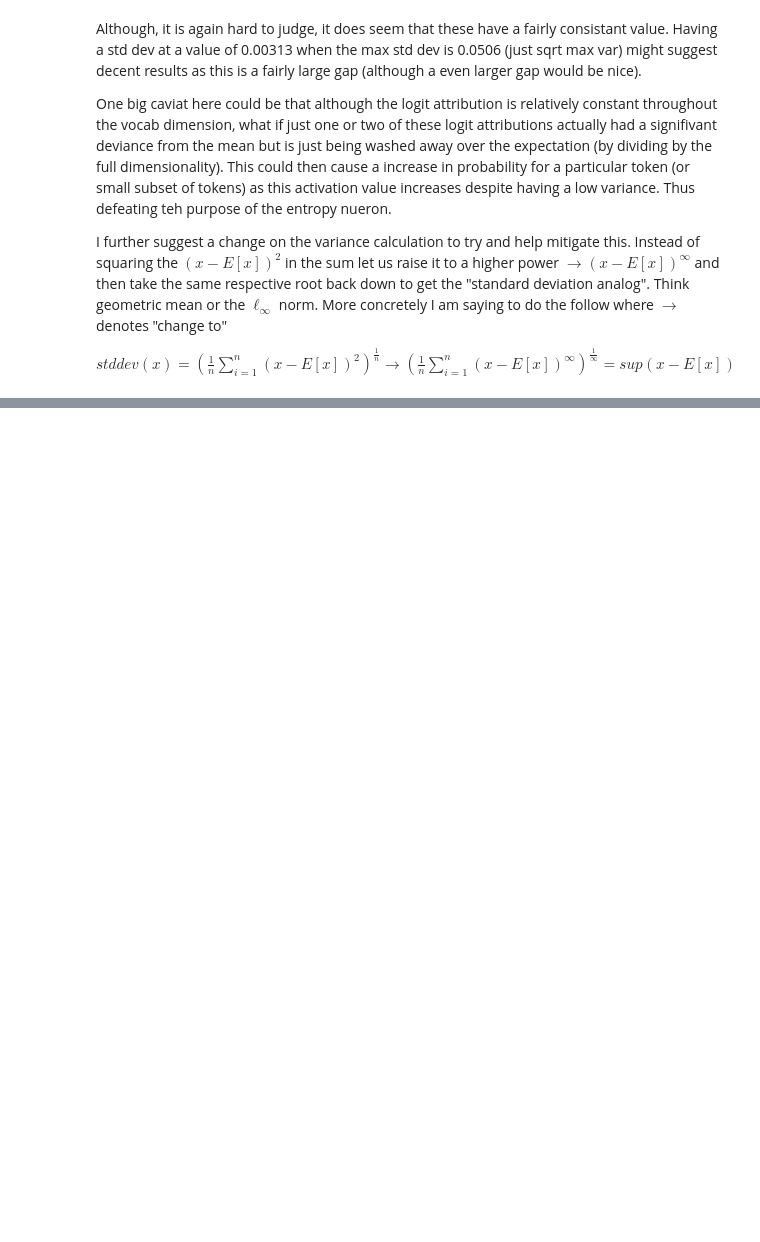
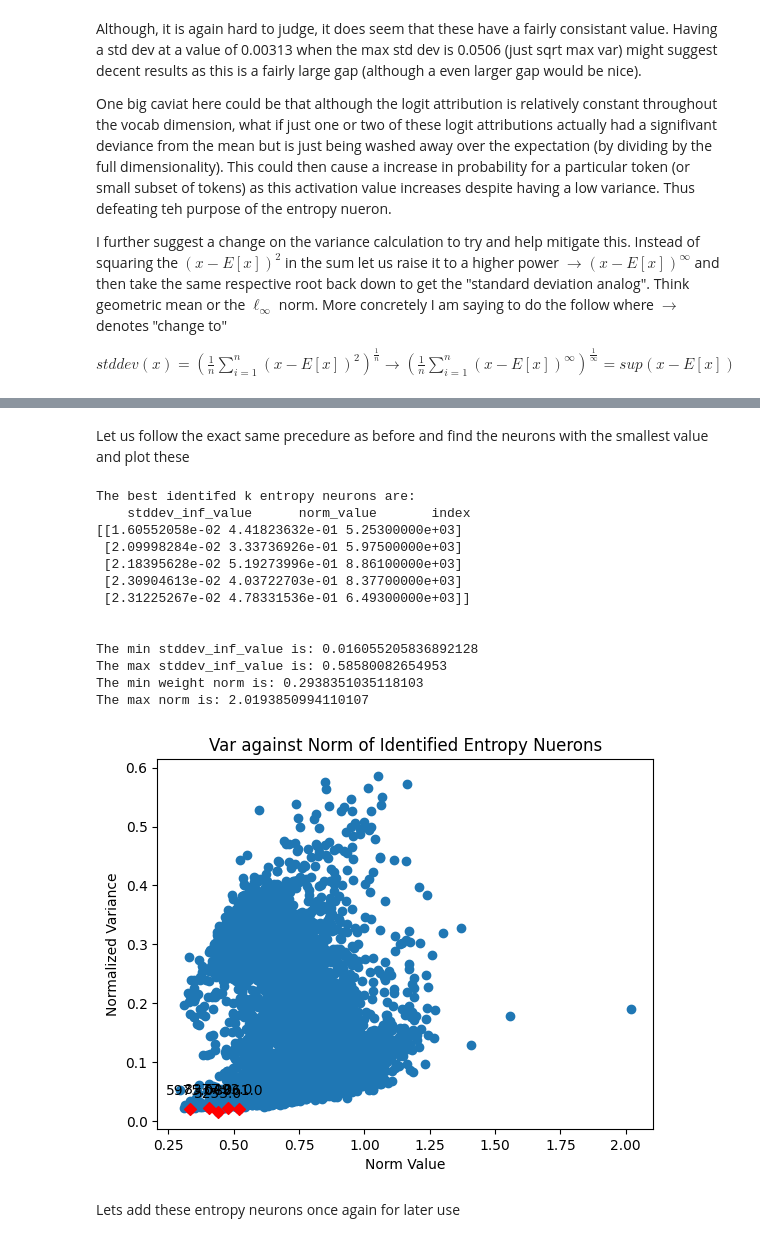
Before and after one commit to TroyDanielsProjects/Uncertainty-Aware-Error-Detection-and-Recovery, a Jupyter notebook: entropy_neurons.ipynb, the cells around one changed output, grey strips where cells are left out. Cells and saved outputs as stored; diff of their text form; code cells hidden in the pictures; blank space fills up the shorter version.

Commit message:
Started to try and test entropy neurons

```diff
--- a/entropy_neurons.ipynb
+++ b/entropy_neurons.ipynb
@@ -293,6 +311,7 @@ class Helper():
     layer_index = 31 # Last transformer layer
     wout_matrix_key = f"model.layers.{layer_index}.mlp.down_proj.weight" # key for getting W_out matrix
     unembedding_matrix_key = f"lm_head.weight" # key for getting unembedding matrix
+    run_svd = False
 
     def get_state_dict_matrix(self, state_dict, key):
         # Obtain the w_out matrix (last weight matrix before layer norm in last transformer block)
@@ -316,6 +335,13 @@ class Helper():
                 torch_dtype=torch.bfloat16,  # use bfloat16 for memory
                 device_map="cpu",
             )
+        # Retreive the state dictionary needed to get weight matrices
+        state_dict = model.state_dict()
+        W_out = self.get_state_dict_matrix(state_dict, self.wout_matrix_key)
+        U = self.get_state_dict_matrix(state_dict, self.unembedding_matrix_key)
+        return U, W_out
+
+    def get_unembed_and_wout_matrices_from_model(self, model):
         # Retreive the state dictionary needed to get weight matrices
         state_dict = model.state_dict()
         W_out = self.get_state_dict_matrix(state_dict, self.wout_matrix_key)
@@ -362,6 +388,11 @@ class Helper():
             entropy_neurons.append( [var[index], norm[index], index] )
         return np.array(entropy_neurons)
 
+     # This function will find the entropy neurons (lowest variance)
+    def identify_entropy_nuerons_by_var_only(self, var, k=5):
+        mink = torch.topk(var, k, largest=False)
+        return mink.indices
+
     # This function will find the sum over all the logit attribution to see if entropy neruon is in null space of U
     def find_logit_attribution_sums(self, U, W_out, entropy_neurons):
         # array that will keep track of entropy neruon index and logit attribution sum
@@ -384,6 +415,11 @@ class Helper():
         sums = torch.sum(torch.abs(logit_attribution), dim=0)
         return torch.mean(sums)
 
+    # Compute the novel l_infinity standard deviation
+    def l_infinity_standard_deviation(self, L):
+        expectation = torch.mean(L, dim=0)
+        return torch.max((L - expectation), dim=0).values
+
 # Helper class will get this for us
 helper = Helper()
 # %% [markdown]
@@ -654,3 +709,19 @@ One big caviat here could be that although the logit attribution is relatively c
 I further suggest a change on the variance calculation to try and help mitigate this. Instead of squaring the $ (x - E[x])^2 $ in the sum let us raise it to a higher power $\to (x - E[x])^{\infty}$ and then take the same respective root back down to get the "standard deviation analog". Think geometric mean or the $\ell_{\infty}$ norm. More concretely I am saying to do the follow where $\to$ denotes "change to"
 
 $ stddev(x) =  \left( \frac{1}{n} \sum_{i = 1}^n (x - E[x])^2 \right)^{\frac{1}{n}} \to \left( \frac{1}{n} \sum_{i = 1}^n (x - E[x])^{\infty} \right)^{\frac{1}{\infty}} = sup (x - E[x])$
+# %%
+# calculate the mean over the vocabulary dimension
+expectation = torch.mean(L, dim=0)
+print(f'The shape of the expectation over the vocab dimension:{expectation.shape}\n')
+
+# check to make sure our subtraction operation is doing what it needs to do. Should decrease over the vocab dimension by mean value
+print(f"The expectation of logit attribution for the first neuron is: {expectation[0]}")
+print(f"Compare the original logit attribution (for neuron 1) before and after subtraction")
+print(f"Looking over the L.T[0] shape: {L.T[0].shape}")
+print(L.T[0])
+print((L - expectation).T[0], "\n\n")
+
+# Want to take the max distance from the mean over the vocab dimension for each neuron
+l_inf_sttdev = torch.max((L - expectation), dim=0).values
+print(f'The shape of the max difference: {l_inf_sttdev.shape}')
+print(f'Some of the values in the max difference:{l_inf_sttdev}')
@@ -656,0 +740,30 @@ $ stddev(x) =  \left( \frac{1}{n} \sum_{i = 1}^n (x - E[x])^2 \right)^{\frac{1}{
+# %% [markdown]
+Let us follow the exact same precedure as before and find the neurons with the smallest value and plot these
+# %%
+entropy_neurons = helper.identify_entropy_nuerons(l_inf_sttdev, torch.squeeze(W_out_norm), k=5, scores=False)
+# create a extra column for the standard deviation
+print("The best identifed k entropy neurons are: \n    stddev_inf_value      norm_value       index")
+print(entropy_neurons, "\n\n")
+
+print(f'The min stddev_inf_value is: {l_inf_sttdev.min()}\nThe max stddev_inf_value is: {l_inf_sttdev.max()}')
+print(f'The min weight norm is: {W_out_norm.min()}\nThe max norm is: {W_out_norm.max()}')
+
+# entropy neruons are stored in value: entropy_neurons
+helper.plot_entropy_neurons(l_inf_sttdev, W_out_norm, entropy_neurons)
+# %% [output]
+The best identifed k entropy neurons are:
+    stddev_inf_value      norm_value       index
+[[1.60552058e-02 4.41823632e-01 5.25300000e+03]
+ [2.09998284e-02 3.33736926e-01 5.97500000e+03]
+ [2.18395628e-02 5.19273996e-01 8.86100000e+03]
+ [2.30904613e-02 4.03722703e-01 8.37700000e+03]
+ [2.31225267e-02 4.78331536e-01 6.49300000e+03]]
+
+
+The min stddev_inf_value is: 0.016055205836892128
+The max stddev_inf_value is: 0.58580082654953
+The min weight norm is: 0.2938351035118103
+The max norm is: 2.0193850994110107
+[figure, added]
+# %% [markdown]
+Lets add these entropy neurons once again for later use
```
Also changed, not shown: parts of 39 cells of this notebook.
